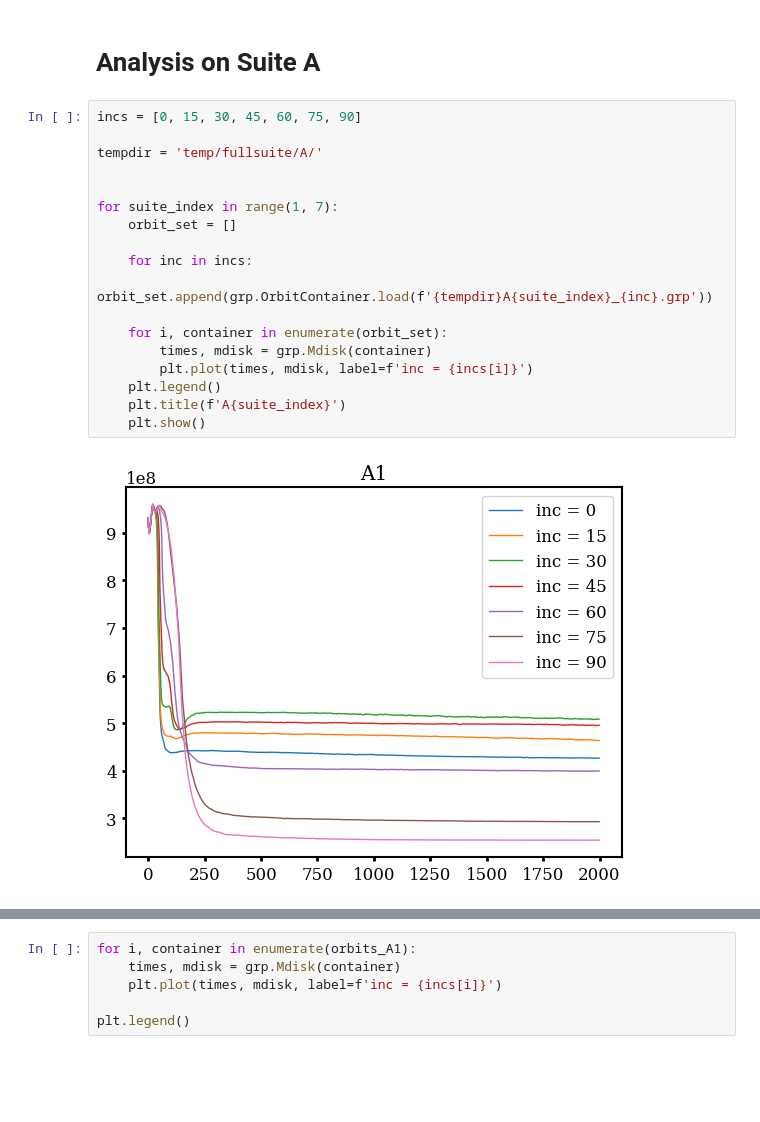
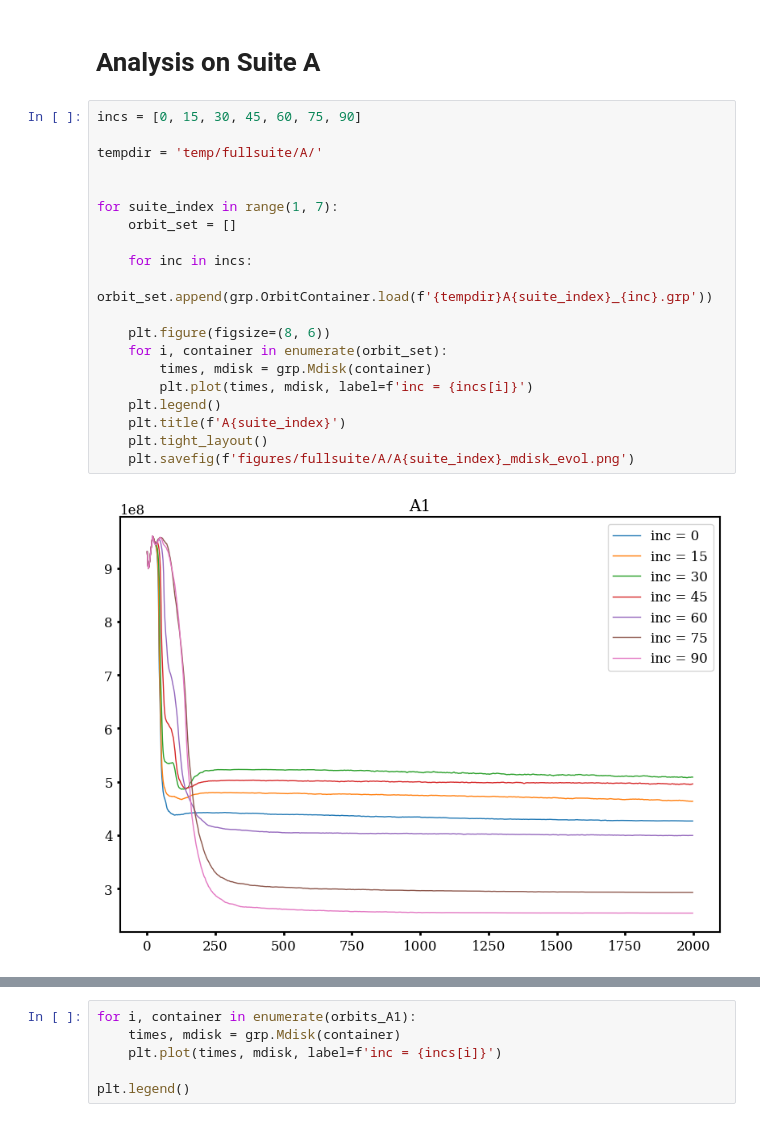
Before and after one commit to HSouch/galarp, a Jupyter notebook: paper/1-0-FullSuiteAnalysis.ipynb, the cells around one changed output, grey strips where cells are left out. Cells and saved outputs as stored; diff of their text form; blank space fills up the shorter version.

```diff
--- a/paper/1-0-FullSuiteAnalysis.ipynb
+++ b/paper/1-0-FullSuiteAnalysis.ipynb
@@ -31,20 +31,22 @@ from tqdm import tqdm
 # %%
 incs = [0, 15, 30, 45, 60, 75, 90]
 
 tempdir = 'temp/fullsuite/A/'
 
 
 for suite_index in range(1, 7):
     orbit_set = []
 
     for inc in incs:
         orbit_set.append(grp.OrbitContainer.load(f'{tempdir}A{suite_index}_{inc}.grp'))
 
+    plt.figure(figsize=(8, 6))
     for i, container in enumerate(orbit_set):
         times, mdisk = grp.Mdisk(container)
         plt.plot(times, mdisk, label=f'inc = {incs[i]}')
     plt.legend()
     plt.title(f'A{suite_index}')
-    plt.show()
+    plt.tight_layout()
+    plt.savefig(f'figures/fullsuite/A/A{suite_index}_mdisk_evol.png')
 # %% [output]
-[figure, old version]
+[figure, new version]
```
Also changed, not shown: parts of 2 cells of this notebook, 2 other files.
